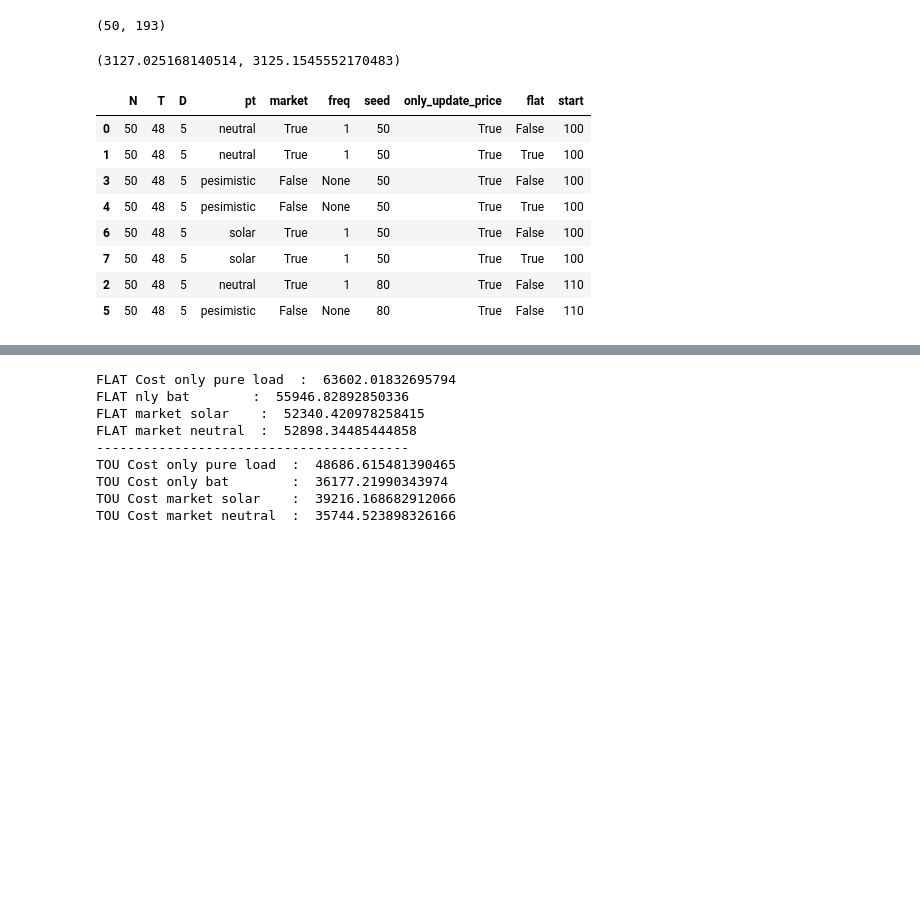
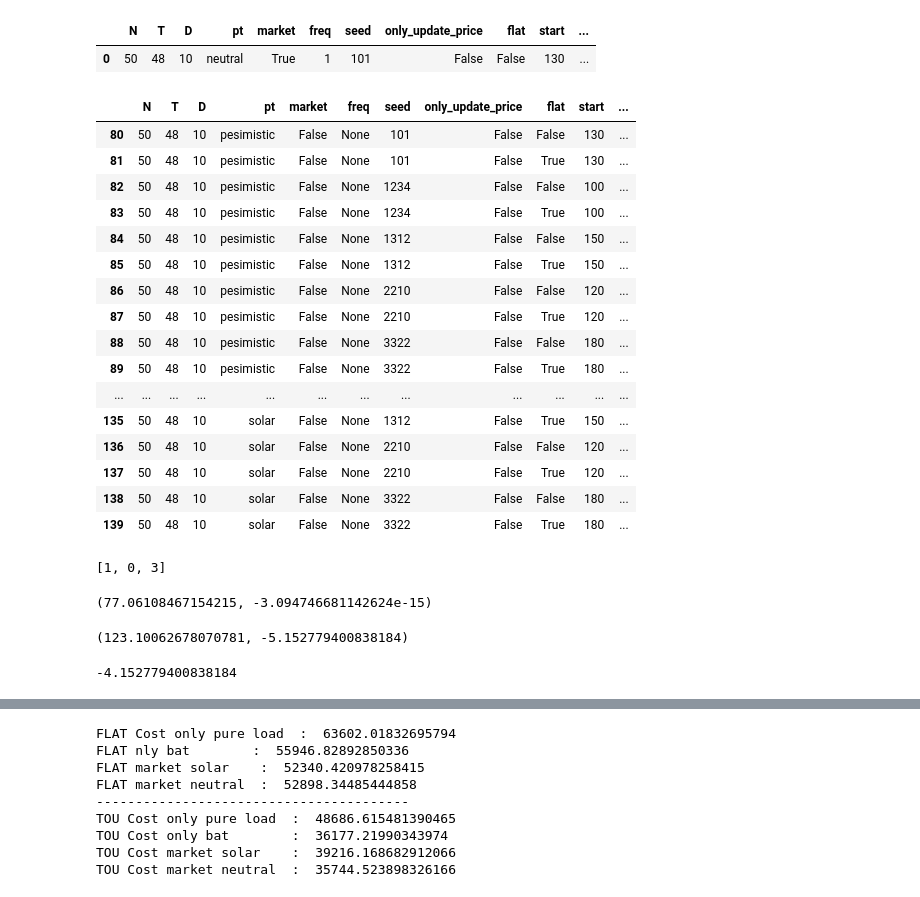
Before and after one commit to kiedanski/lemsim_code, a Jupyter notebook: Results from market simulations-Real_data.ipynb, the cells around one changed output, grey strips where cells are left out. Saved outputs shown, nothing was run; the diff lists cells and outputs as text; code cells hidden in the pictures; blank space fills up the shorter version.

```diff
--- a/Results from market simulations-Real_data.ipynb
+++ b/Results from market simulations-Real_data.ipynb
@@ -66,6 +66,8 @@ def social_welfare(num):
 
     total_cost = np.array([dt[n]['history_cost'].sum() for n in range(N)]).sum().round()
     default_cost = np.array([dt_default[n]['history_cost'].sum() for n in range(N)]).sum().round()
+
+    #print(key, total_cost, default_cost)
 
     res = ((total_cost - default_cost) / default_cost) * 100
 
@@ -87,6 +89,10 @@ def increase_in_range(num, df):
 
     top_range = round(((nl_max - dl_max) / np.abs(dl_max)) * 100, 2)
     bottom_range = round(((dl_min - nl_min) / np.abs(nl_min)) * 100, 2)
+
+    bottom_range = bottom_range if np.abs(bottom_range) < 1e4 else None
+    top_range = top_range if np.abs(top_range) < 1e4 else None
+
 
     return bottom_range, top_range
 
@@ -292,4 +240,0 @@ def proc_data(num):
-# %%
-flat_default[2].shape
-# %% [output]
-(50, 193)
@@ -299,16 +240,0 @@ nobat = flat_default[4].sum(axis=1)
-# %%
-bat[4], nobat[4]
-# %% [output]
-(3127.025168140514, 3125.1545552170483)
-# %%
-df.sort_values('seed')
-# %% [output]
-|  | N | T | D | pt | market | freq | seed | only_update_price | flat | start |
-| 0 | 50 | 48 | 5 | neutral | True | 1 | 50 | True | False | 100 |
-| 1 | 50 | 48 | 5 | neutral | True | 1 | 50 | True | True | 100 |
-| 3 | 50 | 48 | 5 | pesimistic | False | None | 50 | True | False | 100 |
-| 4 | 50 | 48 | 5 | pesimistic | False | None | 50 | True | True | 100 |
-| 6 | 50 | 48 | 5 | solar | True | 1 | 50 | True | False | 100 |
-| 7 | 50 | 48 | 5 | solar | True | 1 | 50 | True | True | 100 |
-| 2 | 50 | 48 | 5 | neutral | True | 1 | 80 | True | False | 110 |
-| 5 | 50 | 48 | 5 | pesimistic | False | None | 80 | True | False | 110 |
@@ -314,0 +303,5 @@ df.sort_values('seed')
+# %%
+pre_post_plot(seed=101, update_q=False, tariff=False, start=130, pt='neutral', freq=1)
+# %% [output]
+|  | N | T | D | pt | market | freq | seed | only_update_price | flat | start | ... |
+| 0 | 50 | 48 | 10 | neutral | True | 1 | 101 | False | False | 130 | ... |
@@ -314,0 +310,20 @@ df.sort_values('seed')
+# %%
+df[df.market==False]
+# %% [output]
+|  | N | T | D | pt | market | freq | seed | only_update_price | flat | start | ... |
+| 80 | 50 | 48 | 10 | pesimistic | False | None | 101 | False | False | 130 | ... |
+| 81 | 50 | 48 | 10 | pesimistic | False | None | 101 | False | True | 130 | ... |
+| 82 | 50 | 48 | 10 | pesimistic | False | None | 1234 | False | False | 100 | ... |
+| 83 | 50 | 48 | 10 | pesimistic | False | None | 1234 | False | True | 100 | ... |
+| 84 | 50 | 48 | 10 | pesimistic | False | None | 1312 | False | False | 150 | ... |
+| 85 | 50 | 48 | 10 | pesimistic | False | None | 1312 | False | True | 150 | ... |
+| 86 | 50 | 48 | 10 | pesimistic | False | None | 2210 | False | False | 120 | ... |
+| 87 | 50 | 48 | 10 | pesimistic | False | None | 2210 | False | True | 120 | ... |
+| 88 | 50 | 48 | 10 | pesimistic | False | None | 3322 | False | False | 180 | ... |
+| 89 | 50 | 48 | 10 | pesimistic | False | None | 3322 | False | True | 180 | ... |
+| ... | ... | ... | ... | ... | ... | ... | ... | ... | ... | ... | ... |
+| 135 | 50 | 48 | 10 | solar | False | None | 1312 | False | True | 150 | ... |
+| 136 | 50 | 48 | 10 | solar | False | None | 2210 | False | False | 120 | ... |
+| 137 | 50 | 48 | 10 | solar | False | None | 2210 | False | True | 120 | ... |
+| 138 | 50 | 48 | 10 | solar | False | None | 3322 | False | False | 180 | ... |
+| 139 | 50 | 48 | 10 | solar | False | None | 3322 | False | True | 180 | ... |
@@ -314,0 +347,16 @@ df.sort_values('seed')
+# %%
+[x for x in filter(lambda x: np.abs(x) < 1e5, [1, 1e6, -1e7, 0, 3])]
+# %% [output]
+[1, 0, 3]
+# %%
+nl_max, nl_min
+# %% [output]
+(77.06108467154215, -3.094746681142624e-15)
+# %%
+dl_max, dl_min
+# %% [output]
+(123.10062678070781, -5.152779400838184)
+# %%
+(dl_min + 1) / 1
+# %% [output]
+-4.152779400838184
```
Also changed, not shown: parts of 14 cells of this notebook, 3 other files.
